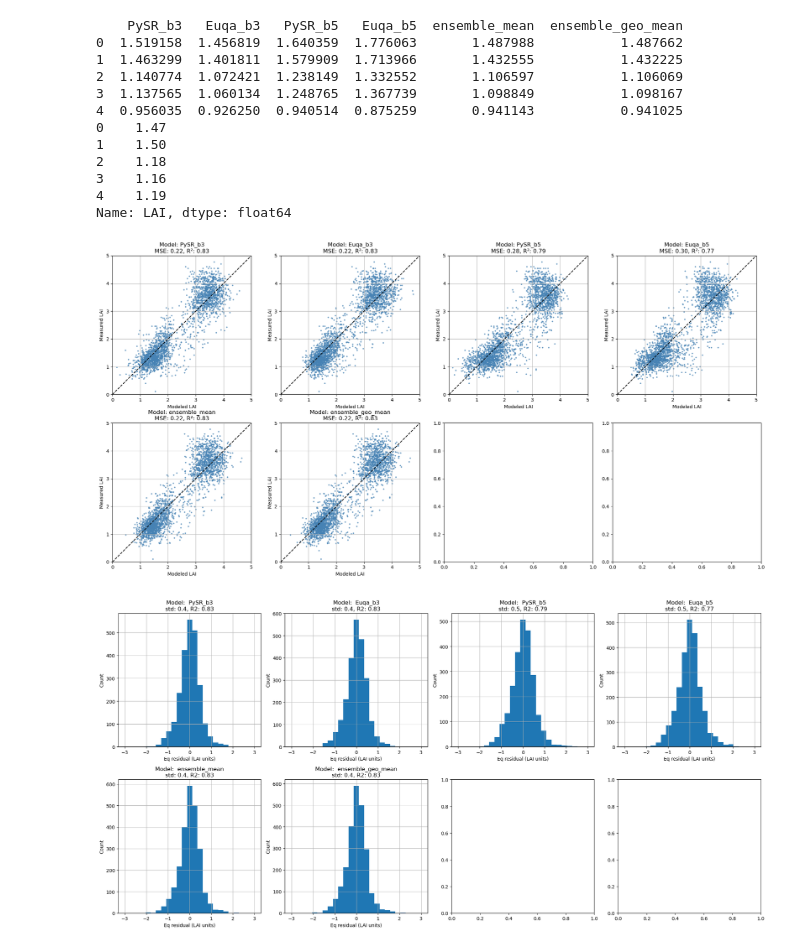
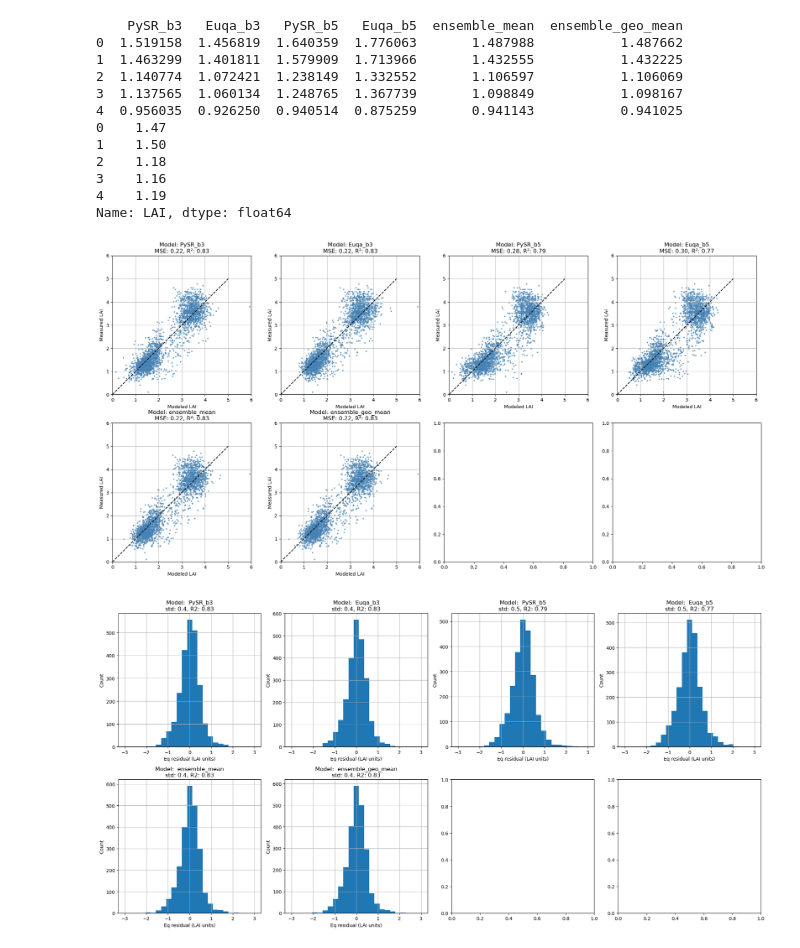
Before and after one commit to alvarezsergiom1/PySR_ATeam_sac, a Jupyter notebook: examples/LAI_vineyard_equations/Best_eq_sel_filtered2.ipynb, the cells around one changed output. Drawn from its saved outputs; the diff is of its cells as text; code cells hidden in the pictures.

```diff
--- a/examples/LAI_vineyard_equations/Best_eq_sel_filtered2.ipynb
+++ b/examples/LAI_vineyard_equations/Best_eq_sel_filtered2.ipynb
@@ -119,37 +107,37 @@ for ax, column in zip(axes.flatten(), X.columns): #
     # 1:1 reference line (perfect agreement)
     ax.plot([0, 5], [0, 5], '--k', label="1:1 line")
 
     # -----------------------------
     # 3. Axis formatting
     # -----------------------------
     ax.set_xlabel("Modeled LAI")
     ax.set_ylabel("Measured LAI")
-    ax.set_xlim(0, 5)
-    ax.set_ylim(0, 5)
+    ax.set_xlim(0, 6)
+    ax.set_ylim(0, 6)
     ax.set_aspect('equal')
     # Set tick locations explicitly
-    ax.set_xticks([0, 1, 2, 3, 4, 5])
+    ax.set_xticks([0, 1, 2, 3, 4, 5, 6])
     ax.grid(True)
 
     # -----------------------------
     # 4. Compute metrics
     # -----------------------------
     mse = np.mean((y_modeled - y_measured)**2)
     r2 = r2_score(y_measured, y_modeled)
 
     # -----------------------------
     # 5. Title with equation index + metrics
     # -----------------------------
     ax.set_title(
         f"Model: {column}\n"
         f"MSE: {mse:.2f}, R²: {r2:.2f}"
     )
 
 # Improve spacing between subplots
 plt.tight_layout()
 plt.show()
 # %% [output]
-[figure, old version]
+[figure, new version]
 # %%
 # Setting plotting parameters
 # Number of plots based on columns in X df
```
Also changed, not shown: parts of 1 cell of this notebook, 5 other files.
